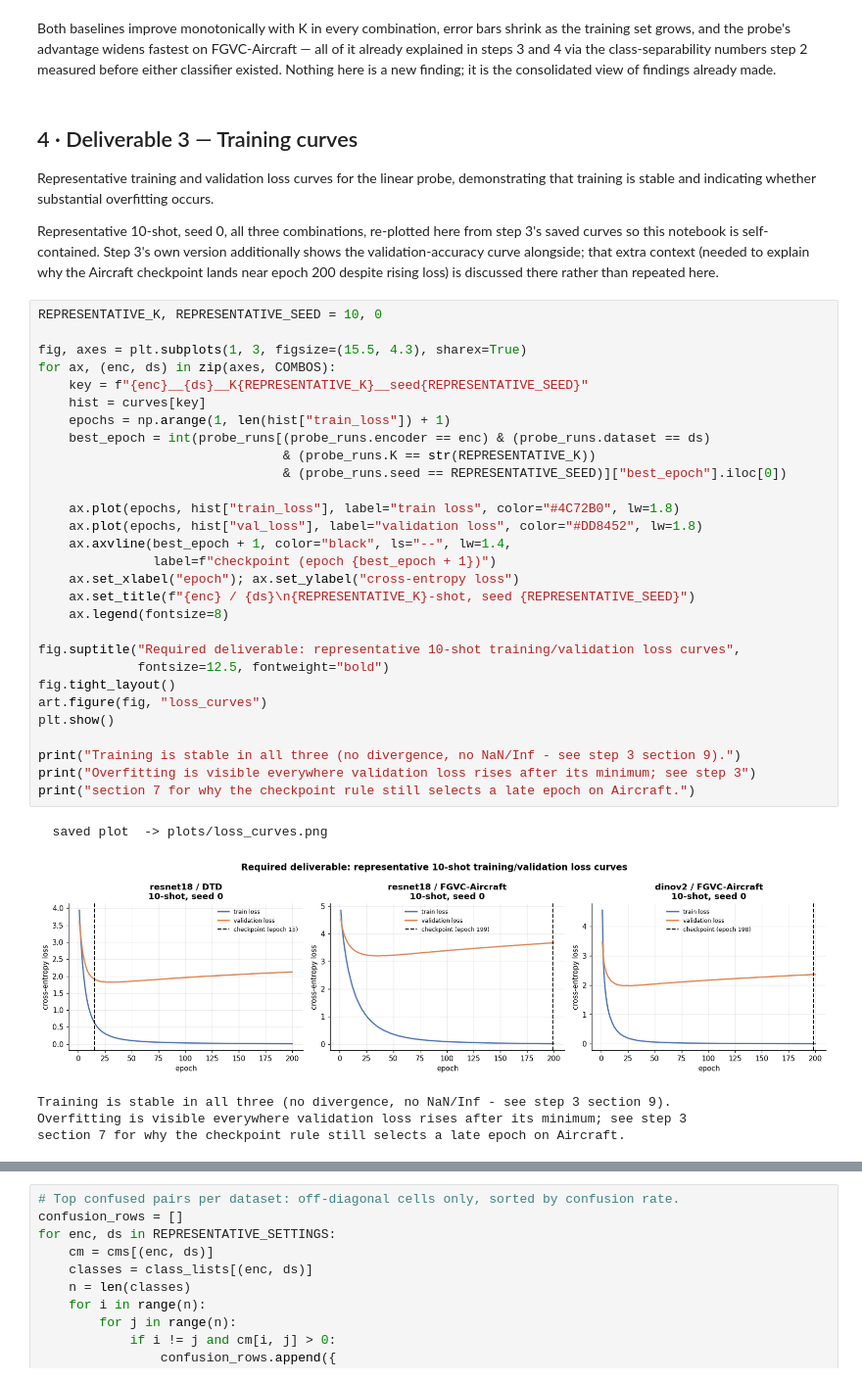
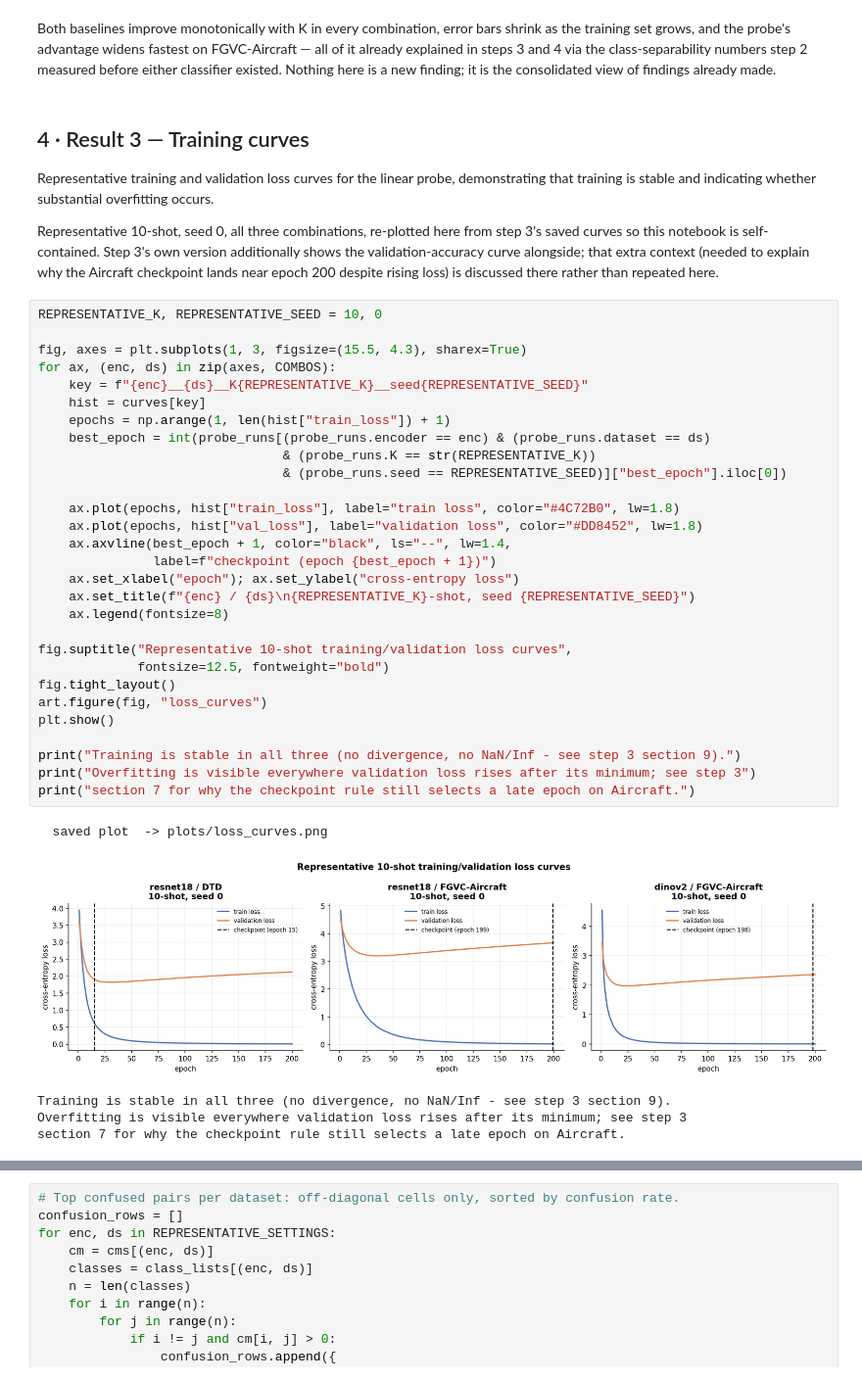
Before and after one commit to Yousef-Shihade/FrozenFlow, a Jupyter notebook: Stage_1/Work/05_analysis/code/05_analysis.ipynb, the cells around one changed output, grey strips where cells are left out. Shown at 98% size. Cells and saved outputs as stored; diff of their text form.

```diff
--- a/Stage_1/Work/05_analysis/code/05_analysis.ipynb
+++ b/Stage_1/Work/05_analysis/code/05_analysis.ipynb
@@ -211,7 +210,7 @@ already explained in steps 3 and 4 via the class-separability numbers step 2 mea
 either classifier existed. Nothing here is a new finding; it is the consolidated
 view of findings already made.
 # %% [markdown]
-## 4 · Deliverable 3 — Training curves
+## 4 · Result 3 — Training curves
 
 Representative training and validation loss curves for the linear probe, demonstrating that
 training is stable and indicating whether substantial overfitting occurs.
@@ -224,35 +223,35 @@ discussed there rather than repeated here.
 # %%
 REPRESENTATIVE_K, REPRESENTATIVE_SEED = 10, 0
 
 fig, axes = plt.subplots(1, 3, figsize=(15.5, 4.3), sharex=True)
 for ax, (enc, ds) in zip(axes, COMBOS):
     key = f"{enc}__{ds}__K{REPRESENTATIVE_K}__seed{REPRESENTATIVE_SEED}"
     hist = curves[key]
     epochs = np.arange(1, len(hist["train_loss"]) + 1)
     best_epoch = int(probe_runs[(probe_runs.encoder == enc) & (probe_runs.dataset == ds)
                                 & (probe_runs.K == str(REPRESENTATIVE_K))
                                 & (probe_runs.seed == REPRESENTATIVE_SEED)]["best_epoch"].iloc[0])
 
     ax.plot(epochs, hist["train_loss"], label="train loss", color="#4C72B0", lw=1.8)
     ax.plot(epochs, hist["val_loss"], label="validation loss", color="#DD8452", lw=1.8)
     ax.axvline(best_epoch + 1, color="black", ls="--", lw=1.4,
                label=f"checkpoint (epoch {best_epoch + 1})")
     ax.set_xlabel("epoch"); ax.set_ylabel("cross-entropy loss")
     ax.set_title(f"{enc} / {ds}\n{REPRESENTATIVE_K}-shot, seed {REPRESENTATIVE_SEED}")
     ax.legend(fontsize=8)
 
-fig.suptitle("Required deliverable: representative 10-shot training/validation loss curves",
+fig.suptitle("Representative 10-shot training/validation loss curves",
              fontsize=12.5, fontweight="bold")
 fig.tight_layout()
 art.figure(fig, "loss_curves")
 plt.show()
 
 print("Training is stable in all three (no divergence, no NaN/Inf - see step 3 section 9).")
 print("Overfitting is visible everywhere validation loss rises after its minimum; see step 3")
 print("section 7 for why the checkpoint rule still selects a late epoch on Aircraft.")
 # %% [output]
   saved plot  -> plots/loss_curves.png
-[figure, old version]
+[figure, new version]
 Training is stable in all three (no divergence, no NaN/Inf - see step 3 section 9).
 Overfitting is visible everywhere validation loss rises after its minimum; see step 3
 section 7 for why the checkpoint rule still selects a late epoch on Aircraft.
```
Also changed, not shown: parts of 15 cells of this notebook, 34 other files.
